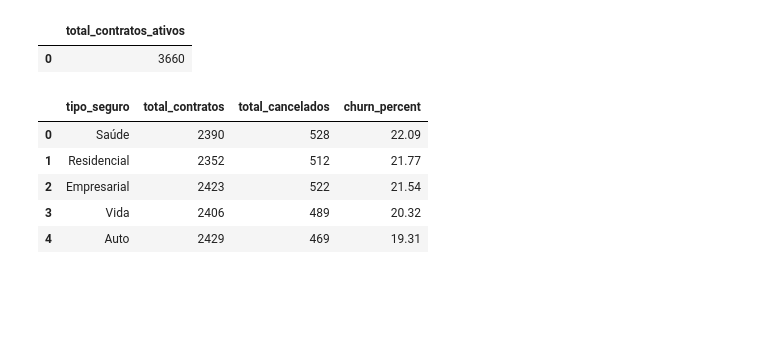
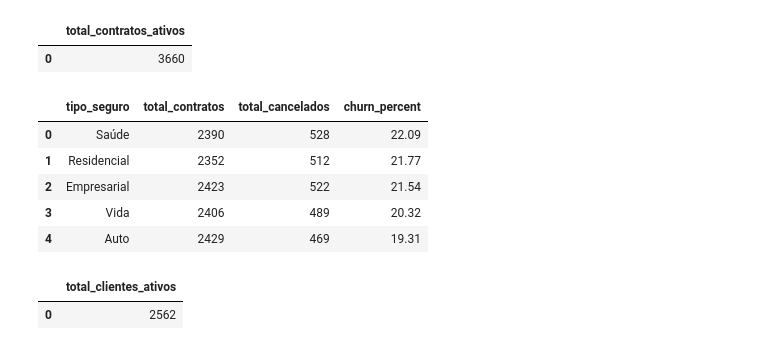
Before and after one commit to Anavillas/final-project, a Jupyter notebook: notebooks/contratos.ipynb, the cells around one changed output. Saved outputs shown, nothing was run; the diff lists cells and outputs as text; code cells hidden in the pictures; blank space fills up the shorter version.

```diff
--- a/notebooks/contratos.ipynb
+++ b/notebooks/contratos.ipynb
@@ -890,3 +890,17 @@ df_query
 | 2 | Empresarial | 2423 | 522 | 21.54 |
 | 3 | Vida | 2406 | 489 | 20.32 |
 | 4 | Auto | 2429 | 469 | 19.31 |
+# %%
+query_total_clientes_ativos = """
+SELECT COUNT(DISTINCT c.id_cliente) AS total_clientes_ativos
+FROM contratos c
+LEFT JOIN cancelamentos ca ON c.id_contrato = ca.id_contrato
+WHERE ca.id_contrato IS NULL
+  AND DATE('now') BETWEEN DATE(c.data_inicio) AND DATE(c.data_fim);
+"""
+
+df_total_clientes_ativos = pd.read_sql_query(query_total_clientes_ativos, conn)
+df_total_clientes_ativos
+# %% [output]
+|  | total_clientes_ativos |
+| 0 | 2562 |
```
Also changed, not shown: 3 other files.
